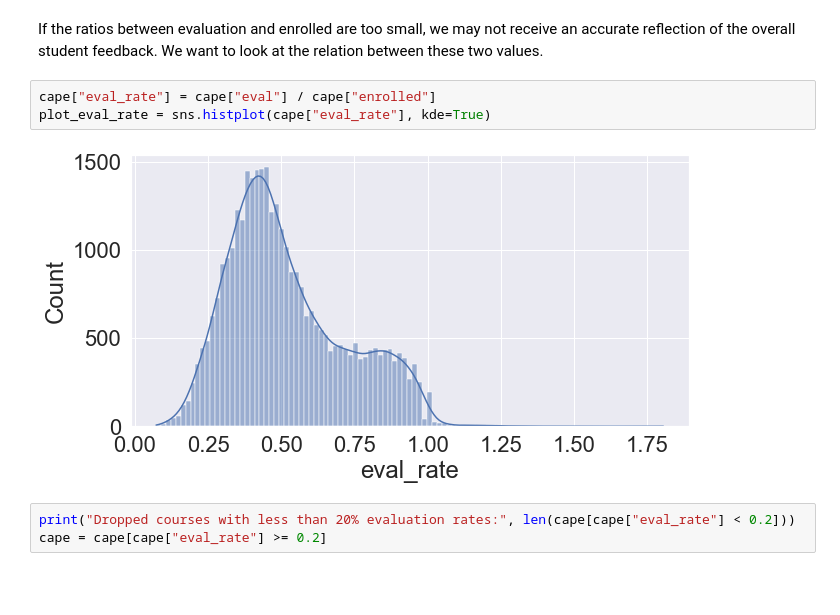
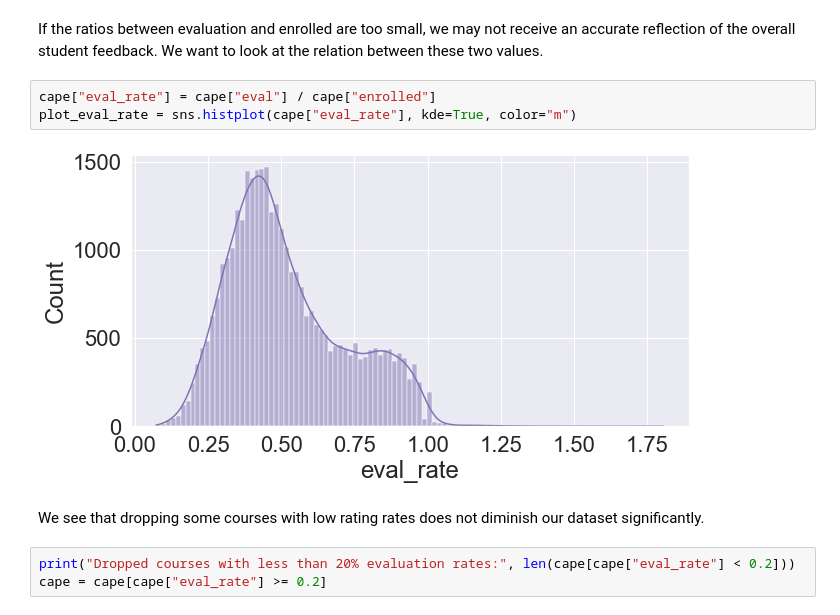
Before and after one commit to p-ghag/DataScience, a Jupyter notebook: FinalProject_group046.ipynb, the cells around one changed output. Saved outputs shown, nothing was run; the diff lists cells and outputs as text; blank space fills up the shorter version.

Commit message:
Major preparatory work to final analysis
- Add permission
- Add overview
- Edit wording
- Rearrange graphs and descriptions in EDA
- Add T test for EDA
- Write descriptions

```diff
--- a/FinalProject_group046.ipynb
+++ b/FinalProject_group046.ipynb
@@ -293,9 +316,11 @@ Dropped courses with less than 5 evaluations: 335
 If the ratios between evaluation and enrolled are too small, we may not receive an accurate reflection of the overall student feedback. We want to look at the relation between these two values.
 # %%
 cape["eval_rate"] = cape["eval"] / cape["enrolled"]
-plot_eval_rate = sns.histplot(cape["eval_rate"], kde=True)
+plot_eval_rate = sns.histplot(cape["eval_rate"], kde=True, color="m")
 # %% [output]
-[figure, old version]
+[figure, new version]
+# %% [markdown]
+We see that dropping some courses with low rating rates does not diminish our dataset significantly.
 # %%
 print("Dropped courses with less than 20% evaluation rates:", len(cape[cape["eval_rate"] < 0.2]))
 cape = cape[cape["eval_rate"] >= 0.2]
```
Also changed, not shown: parts of 48 cells of this notebook.
